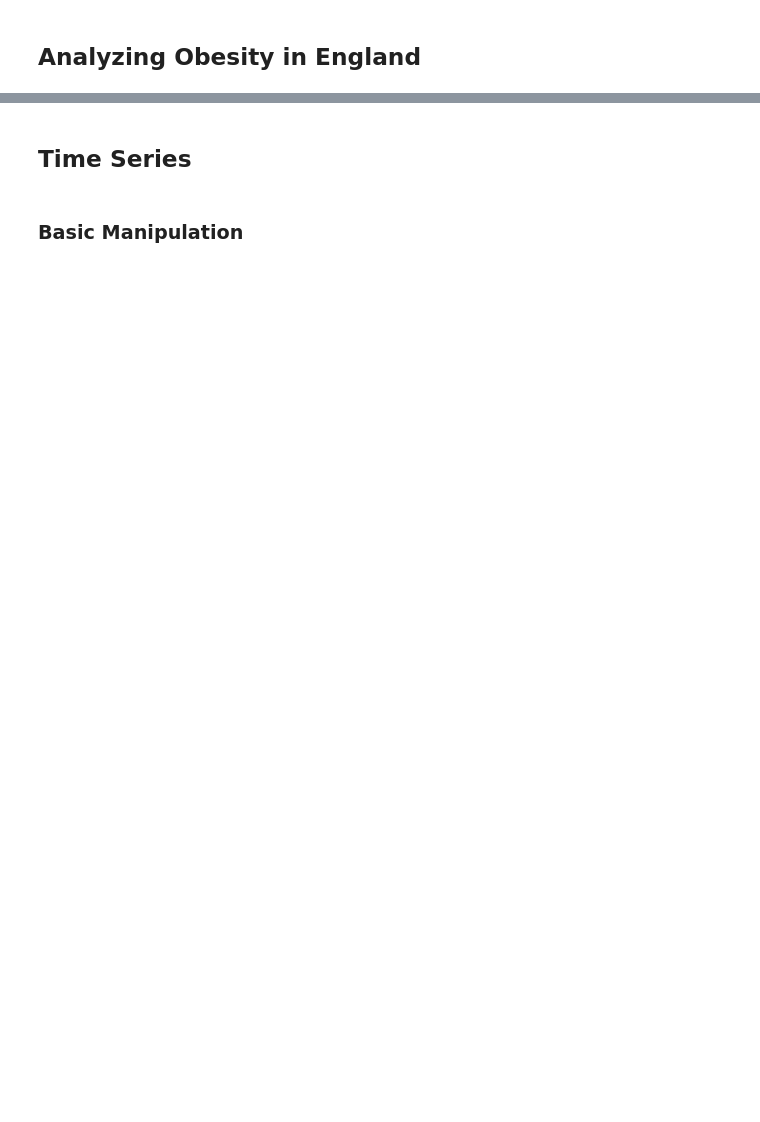
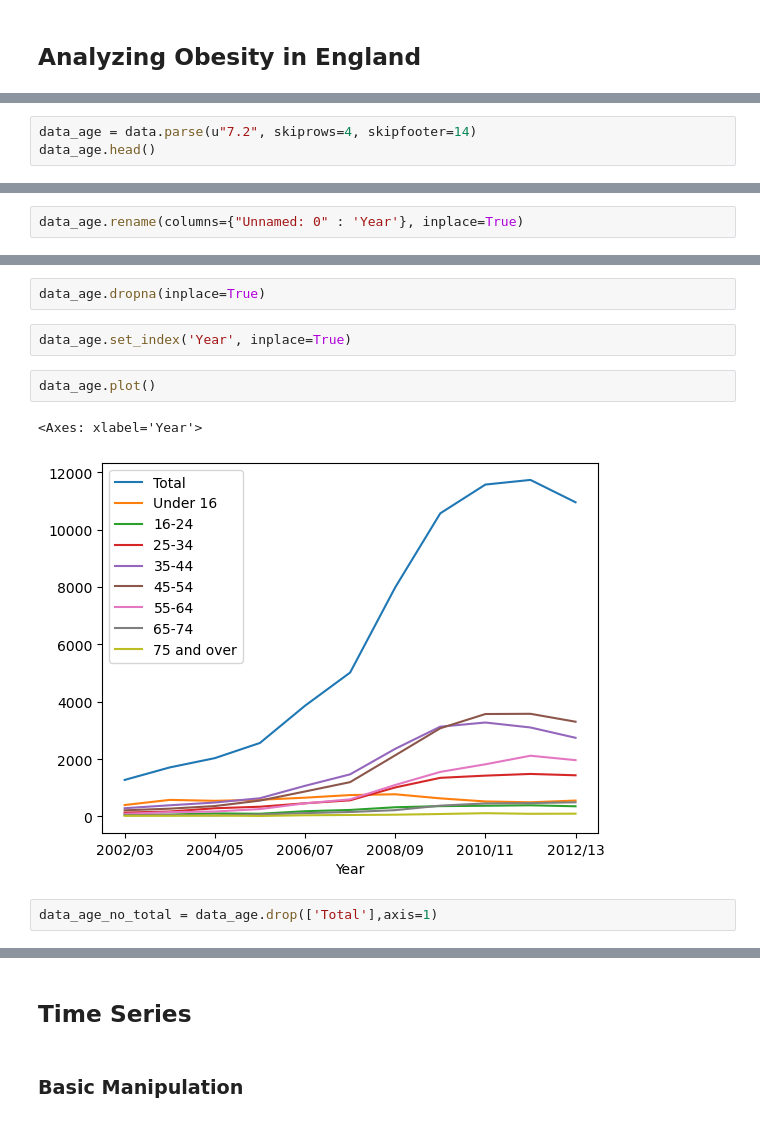
Before and after one commit to mfarizky/H8_5, a Jupyter notebook: sesi/sesi_6.ipynb, the cells around one changed output, grey strips where cells are left out. Saved outputs shown, nothing was run; the diff lists cells and outputs as text; blank space fills up the shorter version.

```diff
--- a/sesi/sesi_6.ipynb
+++ b/sesi/sesi_6.ipynb
@@ -132,0 +275,3 @@ Name: NUM_BEDROOMS, dtype: float64
+# %%
+data_age = data.parse(u"7.2", skiprows=4, skipfooter=14)
+data_age.head()
@@ -132,0 +287,2 @@ Name: NUM_BEDROOMS, dtype: float64
+# %%
+data_age.rename(columns={"Unnamed: 0" : 'Year'}, inplace=True)
@@ -132,0 +305,11 @@ Name: NUM_BEDROOMS, dtype: float64
+# %%
+data_age.dropna(inplace=True)
+# %%
+data_age.set_index('Year', inplace=True)
+# %%
+data_age.plot()
+# %% [output]
+<Axes: xlabel='Year'>
+[figure, added]
+# %%
+data_age_no_total = data_age.drop(['Total'],axis=1)
```
Also changed, not shown: parts of 57 cells of this notebook.
